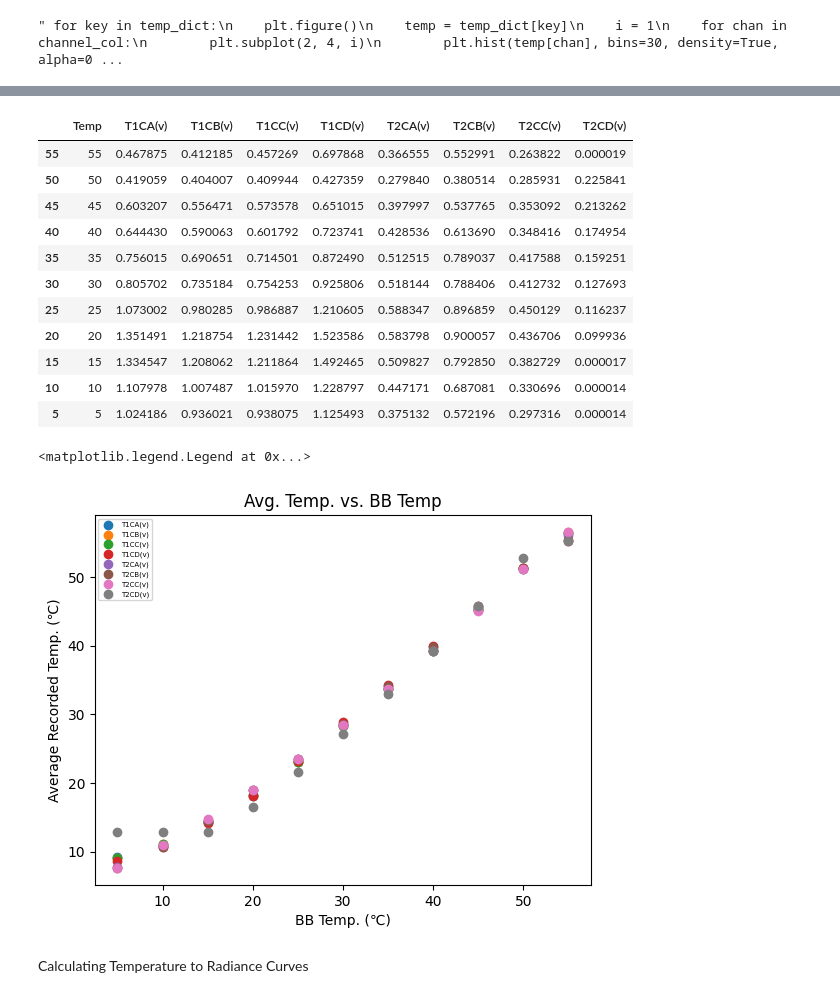
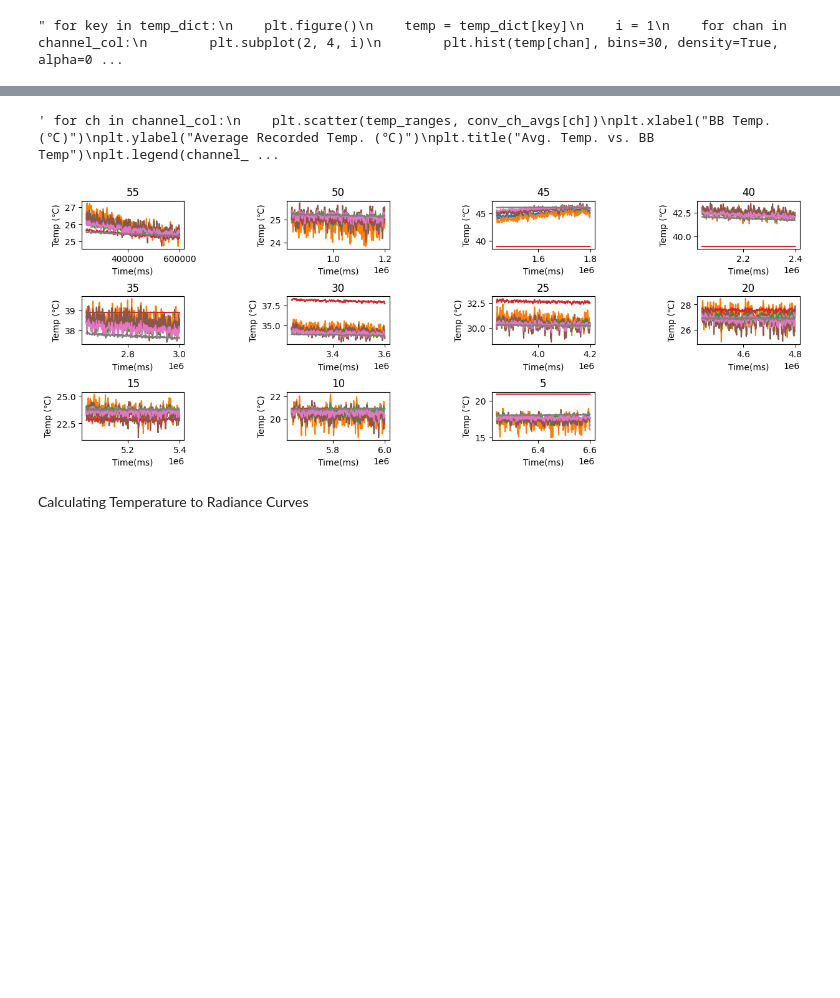
Before and after one commit to RIT-Landsat-Field-Radiometers/Chamber-Testing, a Jupyter notebook: radiometer_jupyter.ipynb, the cells around one changed output, grey strips where cells are left out. Saved outputs shown, nothing was run; the diff lists cells and outputs as text; code cells hidden in the pictures; blank space fills up the shorter version.

```diff
--- a/radiometer_jupyter.ipynb
+++ b/radiometer_jupyter.ipynb
@@ -100,13 +165,15 @@ plt.show()
 # %% [output]
 " for key in temp_dict:\n    plt.figure()\n    temp = temp_dict[key]\n    i = 1\n    for chan in channel_col:\n        plt.subplot(2, 4, i)\n        plt.hist(temp[chan], bins=30, density=True, alpha=0 ...
 # %%
-#calculate averages
+#calculate averages, std devs and rms values
 ch_avgs = pd.DataFrame()
 ch_std_dev = pd.DataFrame()
+ch_rms = pd.DataFrame()
 for key in temp_dict:
     temps = temp_dict[key]
     ch_avgs[key] = temps[channel_col].mean()
     ch_std_dev[key] = temps[channel_col].std()
+    ch_rms[key]  = np.sqrt((temps[channel_col] ** 2).mean())
 ch_avgs=ch_avgs.T
 ch_avgs.insert(loc = 0,
           column = 'Temp',
@@ -116,11 +183,21 @@ ch_std_dev.insert(loc = 0,
           column = 'Temp',
           value = temp_ranges)
 
-plt.plot(ch_avgs.loc[:,"Temp"], ch_avgs.loc[:,channel_col], marker = '.')
+ch_rms =ch_rms.T
+ch_rms.insert(loc = 0,
+          column = 'Temp',
+          value = temp_ranges)
+
+# -------------UNCOMMENT FOR PLOT OF AVERAGE VOLTAGE VS. BB TEMP------------------#
+""" plt.plot(ch_avgs.loc[:,"Temp"], ch_avgs.loc[:,channel_col], marker = '.')
 plt.legend(channel_col, fontsize = 5)
 plt.xlabel("Temp (\N{DEGREE CELSIUS})")
 plt.ylabel("Average Voltage (V)")
-display(ch_avgs)
+plt.title("Avg. Voltage vs. Blackbody Temperature") """
+# -------------UNCOMMENT FOR PLOT OF AVERAGE VOLTAGE VS. BB TEMP------------------#
+
+display(ch_avgs) #display statistics
 display(ch_std_dev)
+#display(ch_rms)
 # %% [output]
 |  | Temp | T1CA(v) | T1CB(v) | T1CC(v) | T1CD(v) | T2CA(v) | T2CB(v) | T2CC(v) | T2CD(v) |
@@ -239,33 +319,53 @@ display(temp_error)
 # %%
 #calculate noise in temperature domain
 conv_temp_dict = {}
+avg_conv_temp_dict = {}
 plt.figure()
 
+conv_t_df = pd.DataFrame()
 conv_ch_avgs = pd.DataFrame()
 conv_ch_std_dev = pd.DataFrame()
-lower_bound = 1200000
+
+lower_bound = offset
 #for each segmented temp data, convert voltage to temps and calculate mean/standard deviation
 for i in range(0, temp_ranges.size):
-    conv_temp_dict[str(temp_ranges[i])] = data_temp[(data_temp["Time(ms)"] > (lower_bound+120000)) & (data_temp["Time(ms)"] < (lower_bound + time_interval_ms-30000))]
+    conv_temp_dict[str(temp_ranges[i])] = data_temp[(data_temp["Time(ms)"] > (lower_bound+begin_cutoff)) & (data_temp["Time(ms)"] < (lower_bound + time_interval_ms-end_cutoff))]
     lower_bound += time_interval_ms
 
+i = 1
 #for each BB temp, find the average and standard deviation of the recorded temperature
 for temp in conv_temp_dict:
     temp_segment = conv_temp_dict[temp]
     conv_ch_avgs[temp] = temp_segment[channel_col].mean()
     conv_ch_std_dev[temp] = temp_segment[channel_col].std()
+    max_temp = temp_segment.max() #get max temps
+
+    min_temp = temp_segment.min() #get min temps
+
+    conv_tpp = max_temp - min_temp
+    conv_tpp_df = pd.DataFrame({'TPP' + str(temp): conv_tpp}).T
+    conv_t_df = pd.concat([conv_t_df, conv_tpp_df])
+    ax = plt.subplot(3, 4, i)
+    plt.subplots_adjust(left=0.1, right=1.9, bottom=0.1, top=0.9, wspace=1, hspace=1)
+
+    plt.plot(temp_segment.loc[:,"Time(ms)"], temp_segment.loc[:,channel_col])
+    plt.title(temp)
+    plt.ylabel("Temp (\N{DEGREE CELSIUS})")
+    plt.xlabel("Time(ms)")
+    i += 1
 
 #add converted temp averages and std deviations to the dataframe and plot them
 conv_ch_avgs=conv_ch_avgs.T
 conv_ch_avgs.insert(loc = 0, column = 'Temp', value = temp_ranges)
 conv_ch_std_dev =conv_ch_std_dev.T
 conv_ch_std_dev.insert(loc = 0, column = 'Temp', value = temp_ranges)
-display(conv_ch_avgs)
-display(conv_ch_std_dev)
-for ch in channel_col:
+#display(conv_ch_avgs)
+#display(conv_ch_std_dev)
+display(conv_t_df)
+""" for ch in channel_col:
     plt.scatter(temp_ranges, conv_ch_avgs[ch])
 plt.xlabel("BB Temp. (\N{DEGREE CELSIUS})")
 plt.ylabel("Average Recorded Temp. (\N{DEGREE CELSIUS})")
 plt.title("Avg. Temp. vs. BB Temp")
-plt.legend(channel_col, fontsize = 5)
+plt.legend(channel_col, fontsize = 5) """
 # %% [output]
@@ -284,17 +384,5 @@ plt.legend(channel_col, fontsize = 5)
-|  | Temp | T1CA(v) | T1CB(v) | T1CC(v) | T1CD(v) | T2CA(v) | T2CB(v) | T2CC(v) | T2CD(v) |
-| 55 | 55 | 0.467875 | 0.412185 | 0.457269 | 0.697868 | 0.366555 | 0.552991 | 0.263822 | 0.000019 |
-| 50 | 50 | 0.419059 | 0.404007 | 0.409944 | 0.427359 | 0.279840 | 0.380514 | 0.285931 | 0.225841 |
-| 45 | 45 | 0.603207 | 0.556471 | 0.573578 | 0.651015 | 0.397997 | 0.537765 | 0.353092 | 0.213262 |
-| 40 | 40 | 0.644430 | 0.590063 | 0.601792 | 0.723741 | 0.428536 | 0.613690 | 0.348416 | 0.174954 |
-| 35 | 35 | 0.756015 | 0.690651 | 0.714501 | 0.872490 | 0.512515 | 0.789037 | 0.417588 | 0.159251 |
-| 30 | 30 | 0.805702 | 0.735184 | 0.754253 | 0.925806 | 0.518144 | 0.788406 | 0.412732 | 0.127693 |
-| 25 | 25 | 1.073002 | 0.980285 | 0.986887 | 1.210605 | 0.588347 | 0.896859 | 0.450129 | 0.116237 |
-| 20 | 20 | 1.351491 | 1.218754 | 1.231442 | 1.523586 | 0.583798 | 0.900057 | 0.436706 | 0.099936 |
-| 15 | 15 | 1.334547 | 1.208062 | 1.211864 | 1.492465 | 0.509827 | 0.792850 | 0.382729 | 0.000017 |
-| 10 | 10 | 1.107978 | 1.007487 | 1.015970 | 1.228797 | 0.447171 | 0.687081 | 0.330696 | 0.000014 |
-| 5 | 5 | 1.024186 | 0.936021 | 0.938075 | 1.125493 | 0.375132 | 0.572196 | 0.297316 | 0.000014 |
-<matplotlib.legend.Legend at 0x...>
+' for ch in channel_col:\n    plt.scatter(temp_ranges, conv_ch_avgs[ch])\nplt.xlabel("BB Temp. (℃)")\nplt.ylabel("Average Recorded Temp. (℃)")\nplt.title("Avg. Temp. vs. BB Temp")\nplt.legend(channel_ ...
-[figure, old version]
+[figure, new version]
 # %% [markdown]
 Calculating Temperature to Radiance Curves
 # %%
```
Also changed, not shown: parts of 10 cells of this notebook.
